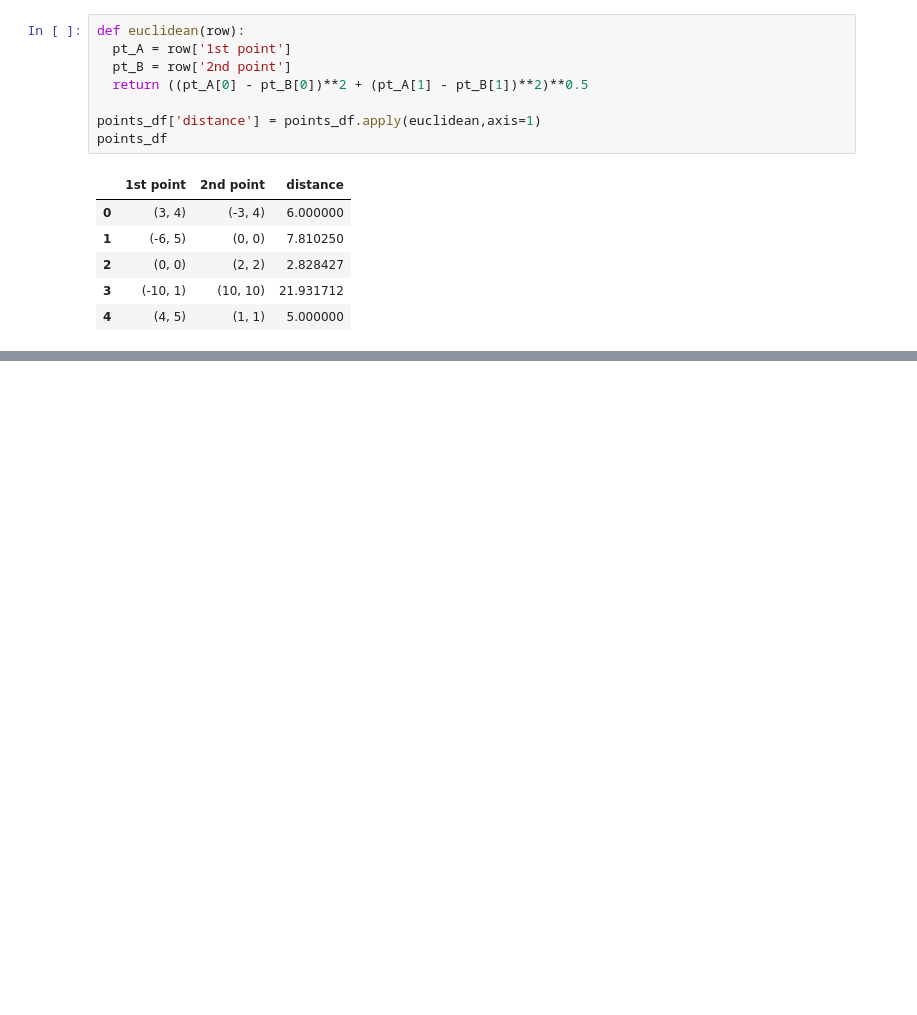
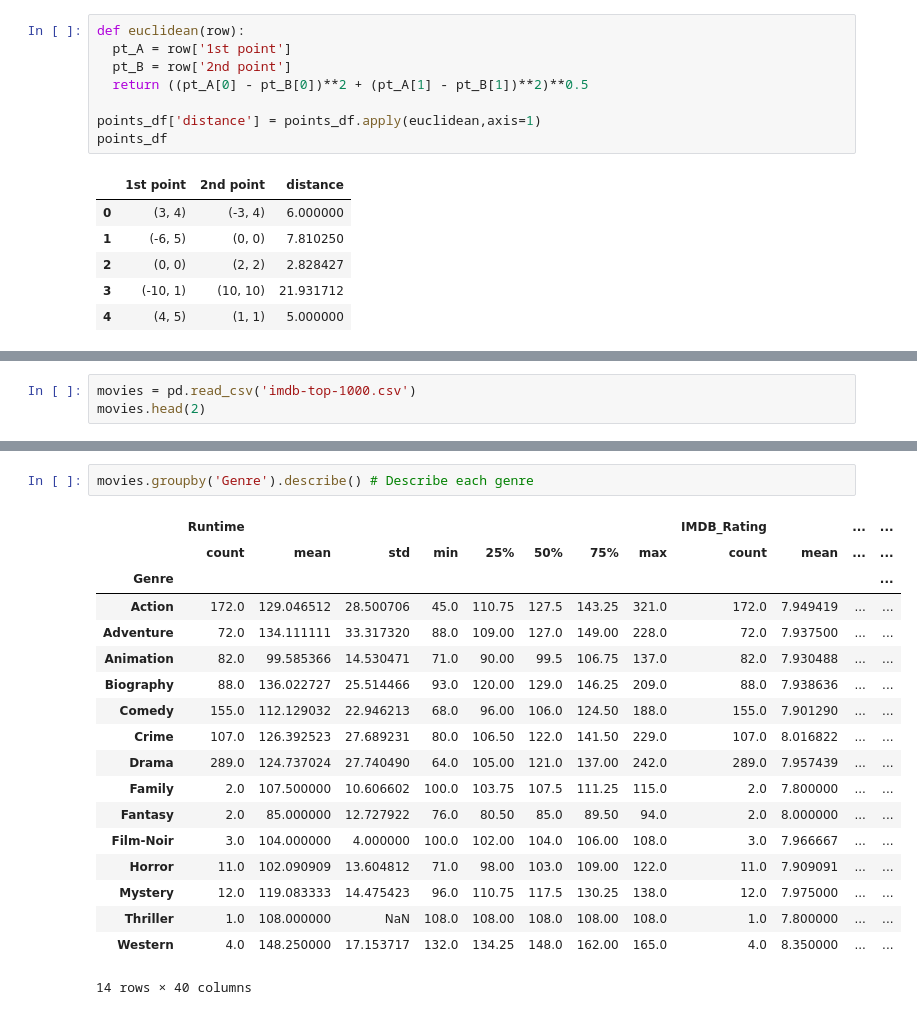
Before and after one commit to Arham097/Pandas, a Jupyter notebook: Pandas.ipynb, the cells around one changed output, grey strips where cells are left out. Cells and saved outputs as stored; diff of their text form; blank space fills up the shorter version.

Commit message:
group-by objects with some practice questions added

```diff
--- a/Pandas.ipynb
+++ b/Pandas.ipynb
@@ -1994,0 +1997,3 @@ points_df
+# %%
+movies = pd.read_csv('imdb-top-1000.csv')
+movies.head(2)
@@ -1994,0 +2215,21 @@ points_df
+# %%
+movies.groupby('Genre').describe() # Describe each genre
+# %% [output]
+|  | Runtime |  |  |  |  |  |  |  | IMDB_Rating |  | ... | ... |
+|  | count | mean | std | min | 25% | 50% | 75% | max | count | mean | ... | ... |
+| Genre |  |  |  |  |  |  |  |  |  |  |  | ... |
+| Action | 172.0 | 129.046512 | 28.500706 | 45.0 | 110.75 | 127.5 | 143.25 | 321.0 | 172.0 | 7.949419 | ... | ... |
+| Adventure | 72.0 | 134.111111 | 33.317320 | 88.0 | 109.00 | 127.0 | 149.00 | 228.0 | 72.0 | 7.937500 | ... | ... |
+| Animation | 82.0 | 99.585366 | 14.530471 | 71.0 | 90.00 | 99.5 | 106.75 | 137.0 | 82.0 | 7.930488 | ... | ... |
+| Biography | 88.0 | 136.022727 | 25.514466 | 93.0 | 120.00 | 129.0 | 146.25 | 209.0 | 88.0 | 7.938636 | ... | ... |
+| Comedy | 155.0 | 112.129032 | 22.946213 | 68.0 | 96.00 | 106.0 | 124.50 | 188.0 | 155.0 | 7.901290 | ... | ... |
+| Crime | 107.0 | 126.392523 | 27.689231 | 80.0 | 106.50 | 122.0 | 141.50 | 229.0 | 107.0 | 8.016822 | ... | ... |
+| Drama | 289.0 | 124.737024 | 27.740490 | 64.0 | 105.00 | 121.0 | 137.00 | 242.0 | 289.0 | 7.957439 | ... | ... |
+| Family | 2.0 | 107.500000 | 10.606602 | 100.0 | 103.75 | 107.5 | 111.25 | 115.0 | 2.0 | 7.800000 | ... | ... |
+| Fantasy | 2.0 | 85.000000 | 12.727922 | 76.0 | 80.50 | 85.0 | 89.50 | 94.0 | 2.0 | 8.000000 | ... | ... |
+| Film-Noir | 3.0 | 104.000000 | 4.000000 | 100.0 | 102.00 | 104.0 | 106.00 | 108.0 | 3.0 | 7.966667 | ... | ... |
+| Horror | 11.0 | 102.090909 | 13.604812 | 71.0 | 98.00 | 103.0 | 109.00 | 122.0 | 11.0 | 7.909091 | ... | ... |
+| Mystery | 12.0 | 119.083333 | 14.475423 | 96.0 | 110.75 | 117.5 | 130.25 | 138.0 | 12.0 | 7.975000 | ... | ... |
+| Thriller | 1.0 | 108.000000 | NaN | 108.0 | 108.00 | 108.0 | 108.00 | 108.0 | 1.0 | 7.800000 | ... | ... |
+| Western | 4.0 | 148.250000 | 17.153717 | 132.0 | 134.25 | 148.0 | 162.00 | 165.0 | 4.0 | 8.350000 | ... | ... |
+14 rows × 40 columns
```
Also changed, not shown: parts of 35 cells of this notebook, 4 other files.
